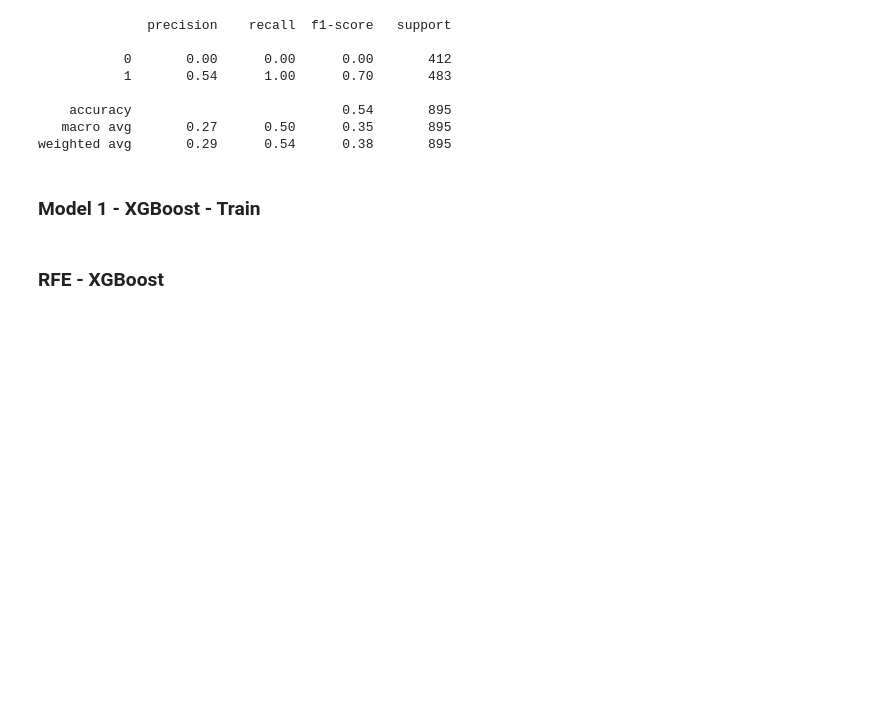
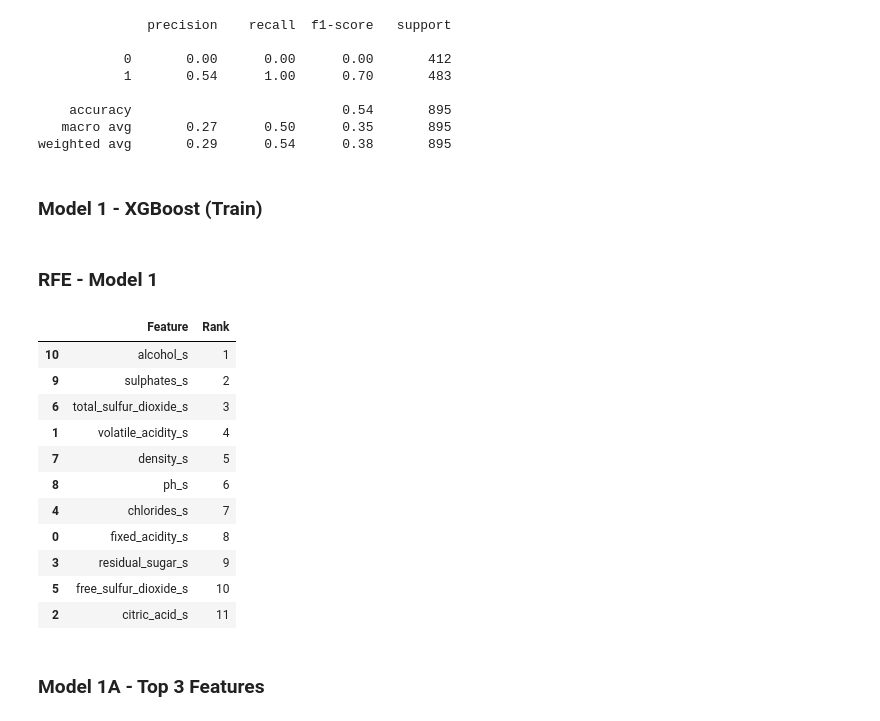
Before and after one commit to SamuelD-Data/red_wine_quality, a Jupyter notebook: red_wine_notebook.ipynb, the cells around one changed output. Drawn from its saved outputs; the diff is of its cells as text; code cells hidden in the pictures; blank space fills up the shorter version.

Commit message:
completed model 1 - train section

```diff
--- a/red_wine_notebook.ipynb
+++ b/red_wine_notebook.ipynb
@@ -815,20 +812,29 @@ def rfe_ranker(df, algo):
     predicting logerror with the provided algorithm.
     """
 
-    # fitting logistic regression model to features
-    algo.fit(df[['is_smoker', 'region_southeast', 'bmi_s', 'age_s']], df['charges'])
+    # fitting algo to features
+    algo.fit(df[['fixed_acidity_s', 'volatile_acidity_s',
+       'citric_acid_s', 'residual_sugar_s', 'chlorides_s',
+       'free_sulfur_dioxide_s', 'total_sulfur_dioxide_s', 'density_s', 'ph_s',
+       'sulphates_s', 'alcohol_s']], df['is_good_wine'])
 
     # creating recursive feature elimination object and specifying to only rank 1 feature as best
     rfe = RFE(algo, 1)
 
     # using rfe object to transform features
-    x_rfe = rfe.fit_transform(df[['is_smoker', 'region_southeast', 'bmi_s', 'age_s']], df['charges'])
+    x_rfe = rfe.fit_transform(df[['fixed_acidity_s', 'volatile_acidity_s',
+       'citric_acid_s', 'residual_sugar_s', 'chlorides_s',
+       'free_sulfur_dioxide_s', 'total_sulfur_dioxide_s', 'density_s', 'ph_s',
+       'sulphates_s', 'alcohol_s']], df['is_good_wine'])
 
     # creating mask of selected feature
     feature_mask = rfe.support_
 
     # creating train df for rfe object
-    rfe_df = df[['is_smoker', 'region_southeast', 'bmi_s', 'age_s']]
+    rfe_df = df[['fixed_acidity_s', 'volatile_acidity_s',
+       'citric_acid_s', 'residual_sugar_s', 'chlorides_s',
+       'free_sulfur_dioxide_s', 'total_sulfur_dioxide_s', 'density_s', 'ph_s',
+       'sulphates_s', 'alcohol_s']]
 
     # creating list of the top features per rfe
     rfe_features = rfe_df.loc[:,feature_mask].columns.tolist()
@@ -876,6 +882,28 @@ print(classification_report(y_train, train.baseline_prediction))
    macro avg       0.27      0.50      0.35       895
 weighted avg       0.29      0.54      0.38       895
 # %% [markdown]
-### Model 1 - XGBoost - Train
+### Model 1 - XGBoost (Train)
 # %% [markdown]
-### RFE - XGBoost
+### RFE - Model 1
+# %%
+m1_variables = train[['fixed_acidity_s', 'volatile_acidity_s',
+       'citric_acid_s', 'residual_sugar_s', 'chlorides_s',
+       'free_sulfur_dioxide_s', 'total_sulfur_dioxide_s', 'density_s', 'ph_s',
+       'sulphates_s', 'alcohol_s', 'is_good_wine']]
+
+rfe_ranker(m1_variables, XGBClassifier(eval_metric = 'error'))
+# %% [output]
+|  | Feature | Rank |
+| 10 | alcohol_s | 1 |
+| 9 | sulphates_s | 2 |
+| 6 | total_sulfur_dioxide_s | 3 |
+| 1 | volatile_acidity_s | 4 |
+| 7 | density_s | 5 |
+| 8 | ph_s | 6 |
+| 4 | chlorides_s | 7 |
+| 0 | fixed_acidity_s | 8 |
+| 3 | residual_sugar_s | 9 |
+| 5 | free_sulfur_dioxide_s | 10 |
+| 2 | citric_acid_s | 11 |
+# %% [markdown]
+### Model 1A - Top 3 Features
```
Also changed, not shown: parts of 8 cells of this notebook.
